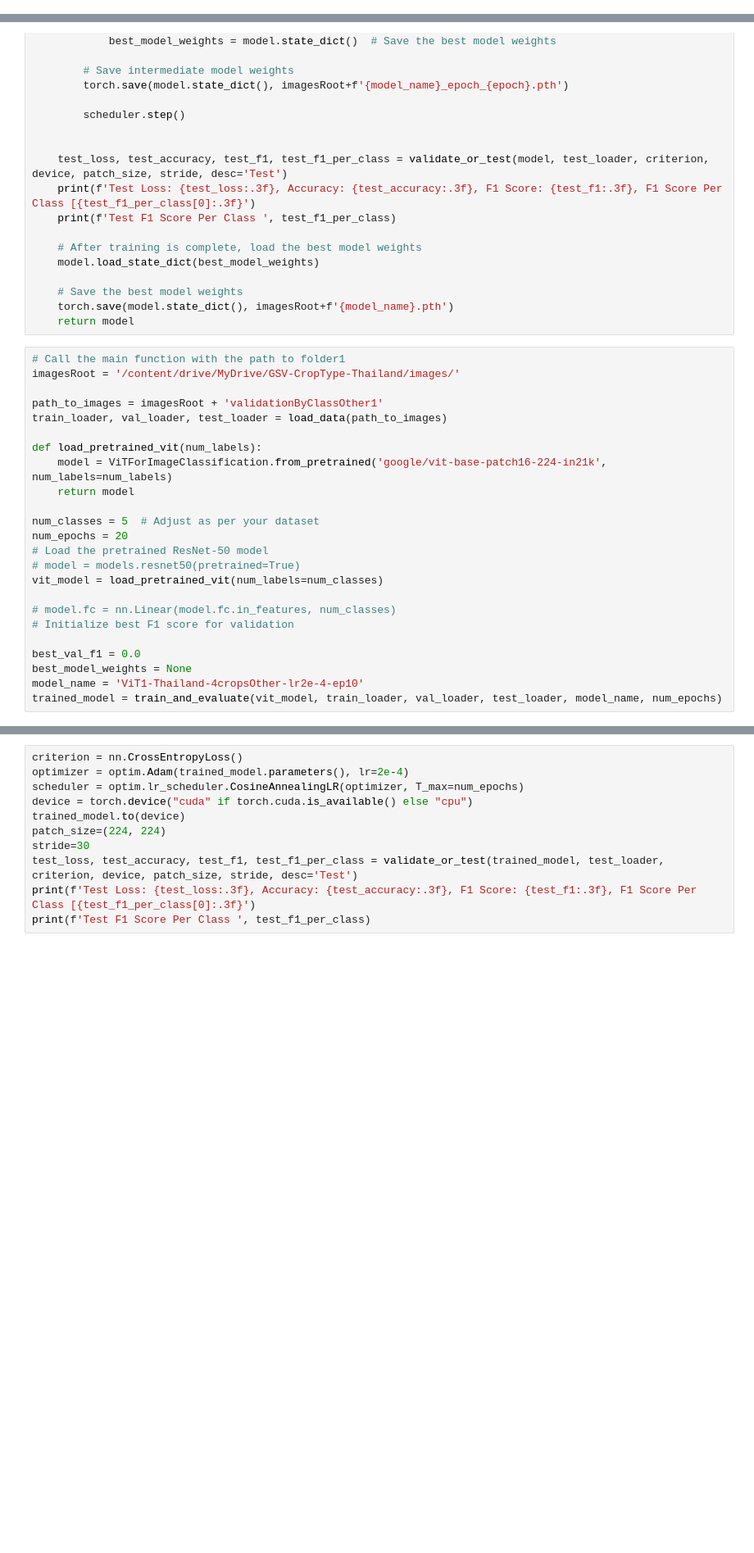
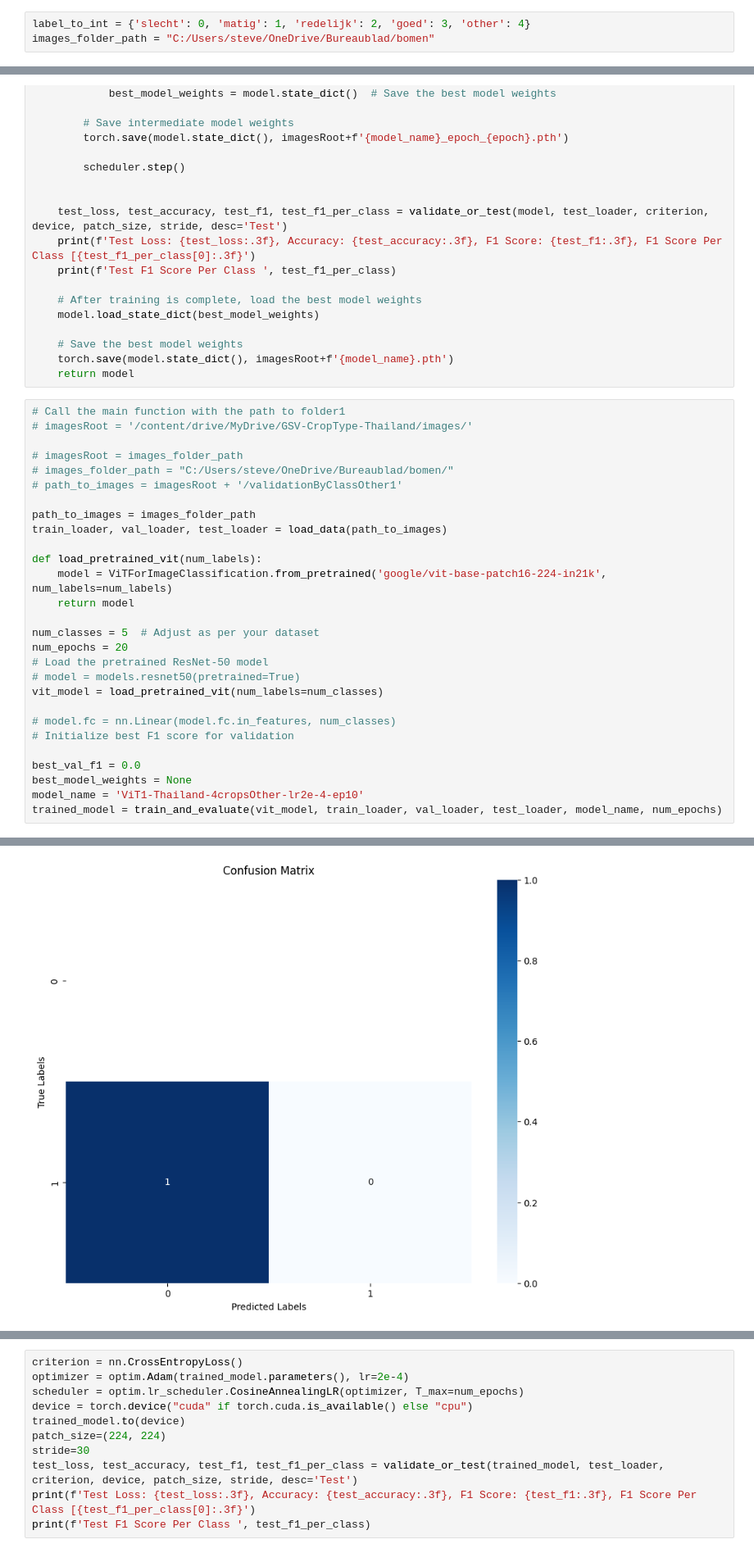
Before and after one commit to kuipiekuip/StreetviewCropTypeMapping, a Jupyter notebook: models/GSV_CropTypeModel-Train.ipynb, the cells around one changed output, grey strips where cells are left out. Shown: that part at 82% size. Drawn from its saved outputs; the diff is of its cells as text; blank space fills up the shorter version.

Commit message:
Changed the croptypemodel to treehealth using local folder paths

```diff
--- a/models/GSV_CropTypeModel-Train.ipynb
+++ b/models/GSV_CropTypeModel-Train.ipynb
@@ -8 +27,4 @@ Mounted at /content/drive/
+# %%
+label_to_int = {'slecht': 0, 'matig': 1, 'redelijk': 2, 'goed': 3, 'other': 4}
+images_folder_path = "C:/Users/steve/OneDrive/Bureaublad/bomen"
 # %%
@@ -393,9 +427,13 @@ def train_and_evaluate(model, train_loader, val_loader, test_loader, model_name,
     return model
 # %%
 # Call the main function with the path to folder1
-imagesRoot = '/content/drive/MyDrive/GSV-CropType-Thailand/images/'
+# imagesRoot = '/content/drive/MyDrive/GSV-CropType-Thailand/images/'
 
-path_to_images = imagesRoot + 'validationByClassOther1'
+# imagesRoot = images_folder_path
+# images_folder_path = "C:/Users/steve/OneDrive/Bureaublad/bomen/"
+# path_to_images = imagesRoot + '/validationByClassOther1'
+
+path_to_images = images_folder_path
 train_loader, val_loader, test_loader = load_data(path_to_images)
 
 def load_pretrained_vit(num_labels):
@@ -415,3 +453,4 @@ best_val_f1 = 0.0
 best_model_weights = None
 model_name = 'ViT1-Thailand-4cropsOther-lr2e-4-ep10'
 trained_model = train_and_evaluate(vit_model, train_loader, val_loader, test_loader, model_name, num_epochs)
+# %% [output]
@@ -417,0 +473 @@ trained_model = train_and_evaluate(vit_model, train_loader, val_loader, test_loa
+[figure, added]
```
Also changed, not shown: parts of 3 cells of this notebook, 1 other file.
